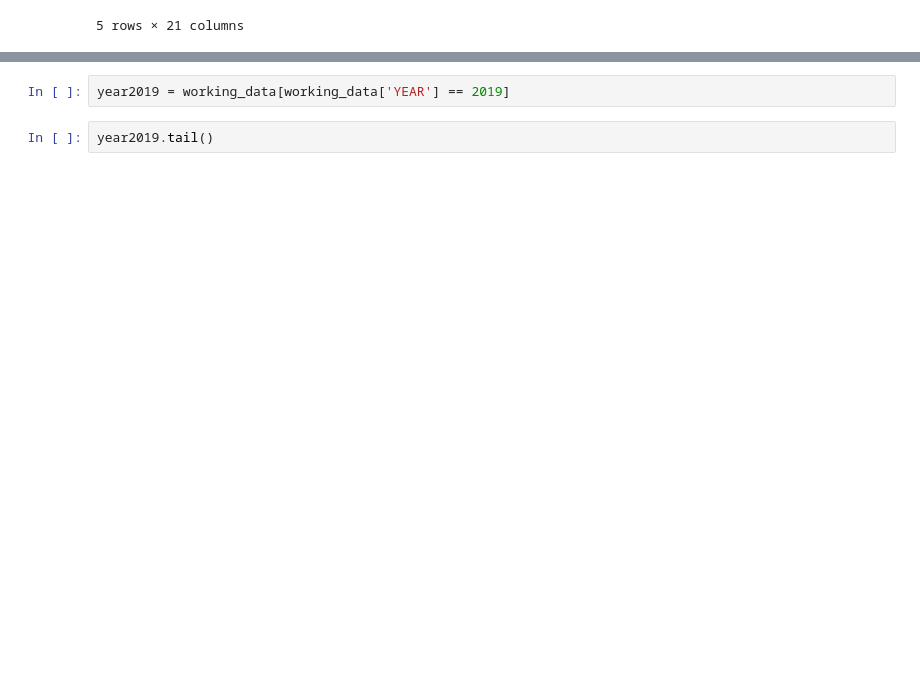
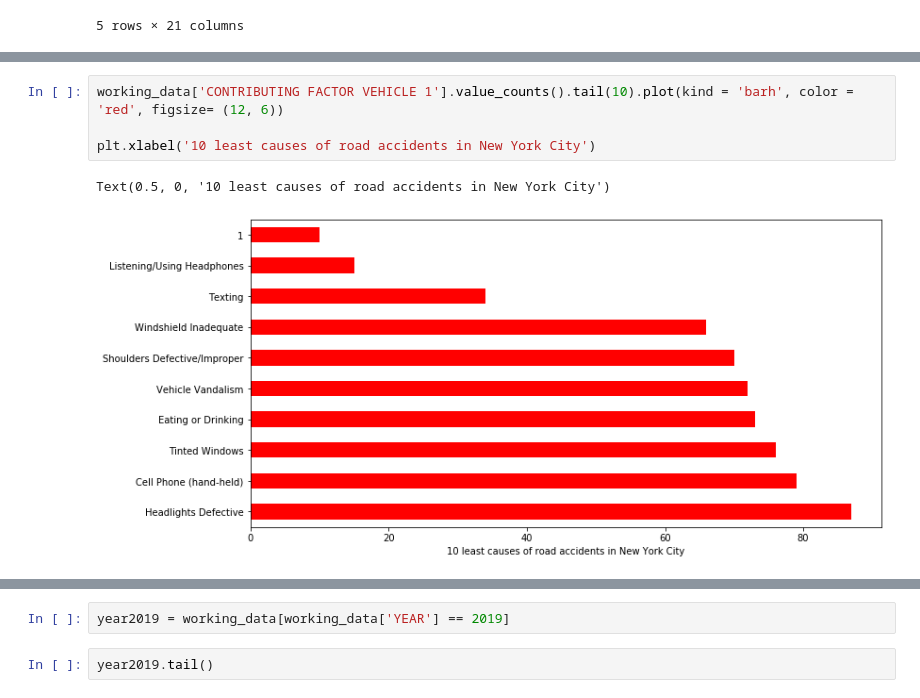
Before and after one commit to KezieOmeje/Data_studio_projects, a Jupyter notebook: NYC_road_crashes/nyc_road_collision.ipynb, the cells around one changed output, grey strips where cells are left out. Drawn from its saved outputs; the diff is of its cells as text; blank space fills up the shorter version.

```diff
--- a/NYC_road_crashes/nyc_road_collision.ipynb
+++ b/NYC_road_crashes/nyc_road_collision.ipynb
@@ -117,0 +108,7 @@ Name: CONTRIBUTING FACTOR VEHICLE 1, dtype: int64
+# %%
+working_data['CONTRIBUTING FACTOR VEHICLE 1'].value_counts().tail(10).plot(kind = 'barh', color = 'red', figsize= (12, 6))
+
+plt.xlabel('10 least causes of road accidents in New York City')
+# %% [output]
+Text(0.5, 0, '10 least causes of road accidents in New York City')
+[figure, added]
```
Also changed, not shown: parts of 13 cells of this notebook, 1 other file.
